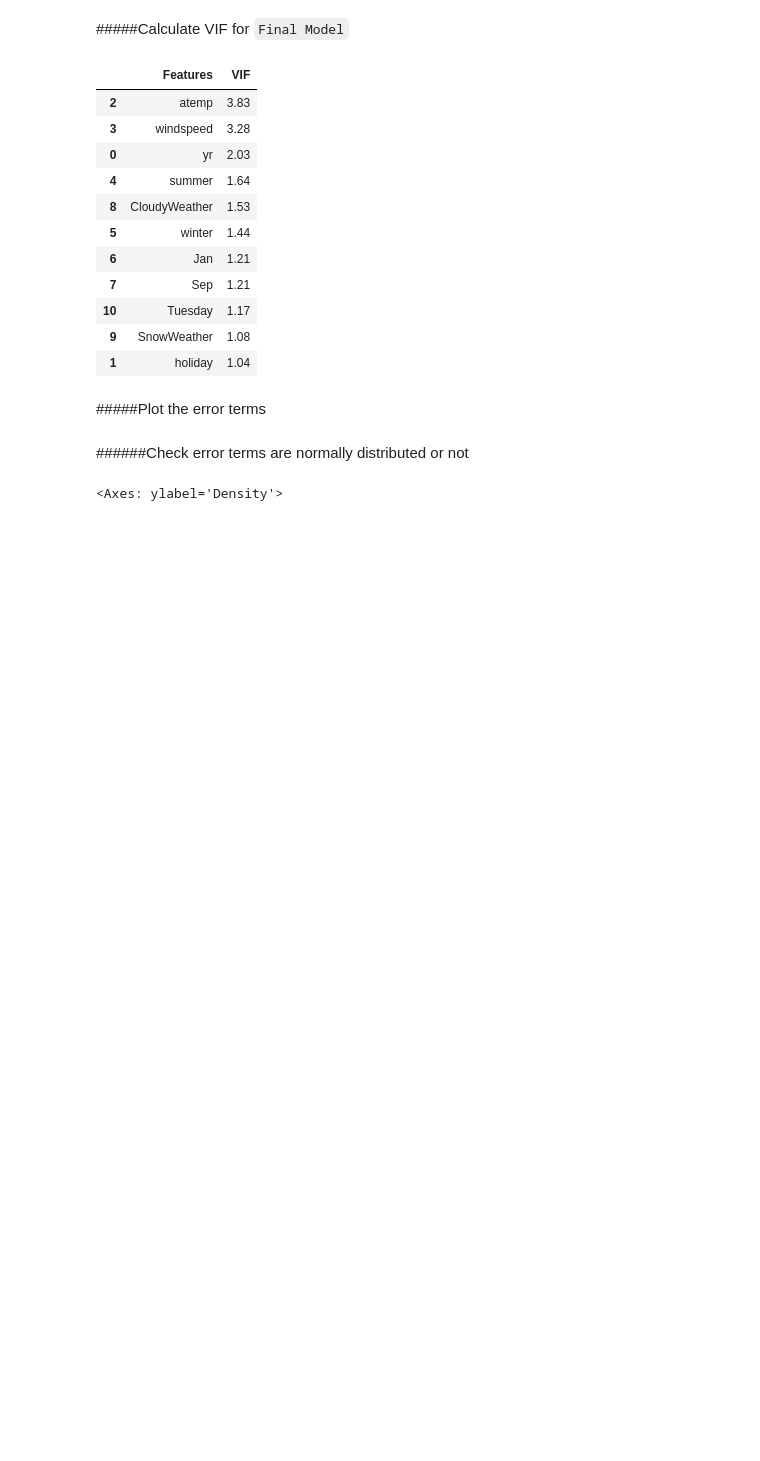
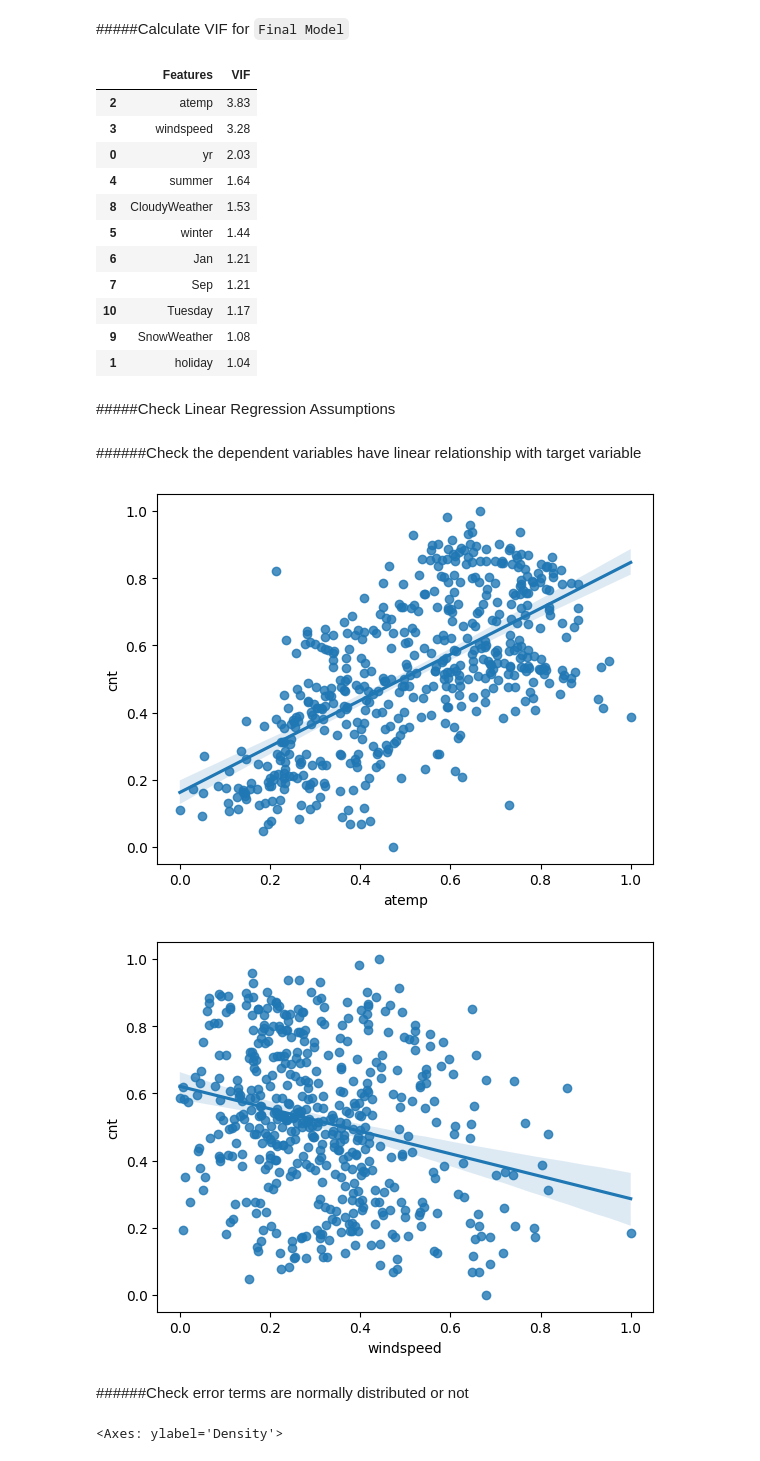
Before and after one commit to sdutta1992/BoomBikeSalesAnalysis, a Jupyter notebook: BikeSharingAppRegressionAnalysis_Final.ipynb, the cells around one changed output. Drawn from its saved outputs; the diff is of its cells as text; code cells hidden in the pictures; blank space fills up the shorter version.

```diff
--- a/BikeSharingAppRegressionAnalysis_Final.ipynb
+++ b/BikeSharingAppRegressionAnalysis_Final.ipynb
@@ -970,8 +975,17 @@ get_vif_info()
 | 10 | Tuesday | 1.17 |
 | 9 | SnowWeather | 1.08 |
 | 1 | holiday | 1.04 |
-# %% [markdown]
-#####Plot the error terms
+# %% [markdown]
+#####Check Linear Regression Assumptions
+# %% [markdown]
+######Check the dependent variables have linear relationship with target variable
+# %%
+for val in ['atemp','windspeed']:
+  sns.regplot( x= X_train_rfe[val],y=y_train)
+  plt.show()
+# %% [output]
+[figure, added]
+[figure, added]
 # %% [markdown]
 ######Check error terms are normally distributed or not
 # %%
```
Also changed, not shown: parts of 17 cells of this notebook.
